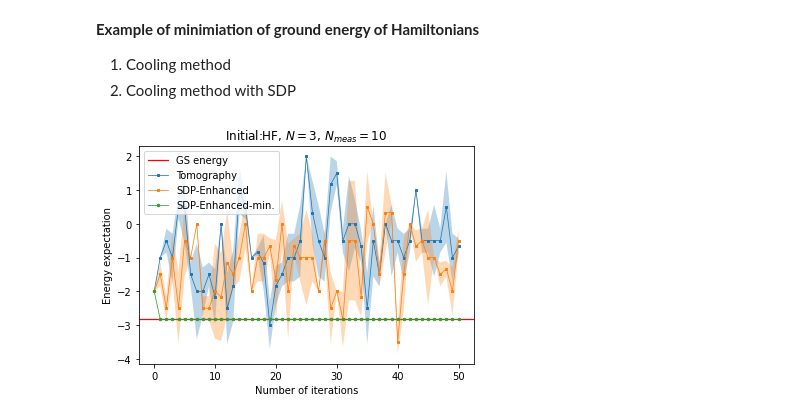
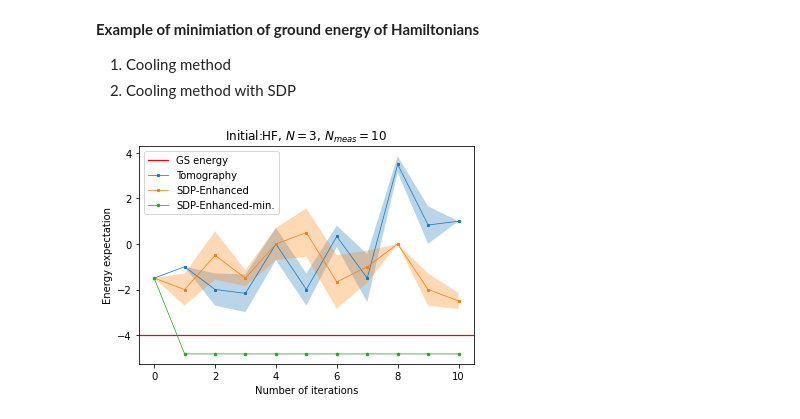
Before and after one commit to ZheruiWANG/SDP-for-VQE, a Jupyter notebook: More-Qubit Pro v3.0/algorithmic_cooling_final.ipynb, the cells around one changed output. Drawn from its saved outputs; the diff is of its cells as text; code cells hidden in the pictures.

```diff
--- a/More-Qubit Pro v3.0/algorithmic_cooling_final.ipynb
+++ b/More-Qubit Pro v3.0/algorithmic_cooling_final.ipynb
@@ -251,6 +269,9 @@ def find_h_best(dm_dict, h_set, H_global_list, N, M, K):
         for commutator in commutator_1st_list:
             relevant_index = get_reduced_pauli_strings(commutator[1])
             rho = dm_dict[tuple(relevant_index)] # reduced density matrices
+            #print(np.shape(rho))
+            if np.shape(rho) == ():
+                print(relevant_index)
             commutator_sub = commutator[1].replace('I', '')
             exp = np.trace(np.matmul(np.array(pauliToMatrix(commutator_sub)), np.array(rho)))
             B_tmp += exp*commutator[0]
@@ -269,6 +290,8 @@ def find_h_best(dm_dict, h_set, H_global_list, N, M, K):
         for commutator in commutator_2nd_list:
             relevant_index = get_reduced_pauli_strings(commutator[1])
             rho = dm_dict[tuple(relevant_index)] # reduced density matrices
+            if np.shape(rho) == ():
+                print(relevant_index)
             commutator_sub = commutator[1].replace('I', '')
             exp = np.trace(np.matmul(np.array(pauliToMatrix(commutator_sub)), np.array(rho)))
             A_tmp += exp*commutator[0]
@@ -349,7 +372,7 @@ def find_layer_operator(dm_Mbody, meas_dataset, input_state, N_meas,
                               # For example, we have only one 'sub-layer' in this list if num_of_sweep=0, and two if num_of_sweep=1
     layer_operators = {} # Initialize the first sweep
 
-    dm_dict = get_rdm_dict(dm_Mbody, meas_dataset, h_set, H_global_list, N, M, K)
+    dm_dict = get_rdm_dict(dm_Mbody, meas_dataset, h_set, H_global_list, N, M, K, model_type)
     while len(h_set) != 0:
         # Get the operator which gives the most decrease
         h_best, B, t_opt, decrease = find_h_best(dm_dict, h_set, H_global_list, N, M, K)
@@ -488,7 +511,7 @@ def get_dm(N, qiskit_state, qubit_index):
 
     return 1 / (2 ** len(qubit_index)) * dm
 
-def get_HF_state(H_global_list, H_global_matrix, N, M, K):
+def get_HF_state(H_global_list, H_global_matrix, N, M, K, model_type):
     '''Get the product state with the lowest <H>
     Args:
        H_global_list: A list Pauli strings which describes the global Hamiltonian
@@ -503,7 +526,7 @@ def get_HF_state(H_global_list, H_global_matrix, N, M, K):
         input_state = np.kron(input_state, np.array(dm))
     input_state = DensityMatrix(input_state) # This is an N-qubit random tensor product state
 
-    h_set = available_h_set(N, M=1, K=N)
+    h_set = available_h_set(N, M=1, K=N, model_type='open')
     set_of_indices = get_all_relevant_indices(h_set, H_global_list)
 
     exp_H_value = np.real(np.trace( np.matmul(input_state, H_global_matrix) ))
@@ -776,7 +799,7 @@ def main(initial_guess, N_opt, N_meas, num_of_shots,
     P = 4**M-1 # Number of Pauli basis for each subsystem
     PauliStrList_part = generate_PauliStrList(M)[1:]
     PauliStrList_Gbody = generate_PauliStrList(G)[1:]
-    h_set = available_h_set(N, M, K)
+    h_set = available_h_set(N, M, K, model_type)
     H_global_list = Hamiltonian_global(H_local_list, N, M, K, model_type) # Pauli string representation of the Hamiltonian of the whole system
     H_local_matrix = np.array( Hamiltonian_matrix(H_local_list, model_type) ) # Matrix representation of the local Hamiltonian of subsystems
     H_global_matrix = np.array( Hamiltonian_matrix(H_global_list, model_type) ) # Matrix representation of the Hamiltonian of the whole system
@@ -786,7 +809,7 @@ def main(initial_guess, N_opt, N_meas, num_of_shots,
 
     # Initial state
     if initial_guess == 'HF':
-        input_state, exp_H_value_list = get_HF_state(H_global_list, H_global_matrix, N, M, K) # The HF state (the product state with the lowest <H>)
+        input_state, exp_H_value_list = get_HF_state(H_global_list, H_global_matrix, N, M, K, model_type) # The HF state (the product state with the lowest <H>)
     if initial_guess == '00':
         tmp = np.zeros(2**N)
         tmp[0] = 1
@@ -846,36 +869,36 @@ def main(initial_guess, N_opt, N_meas, num_of_shots,
     return avg_expH, std_expH, avg_expH_enhanced, std_expH_enhanced, avg_expH_enhanced_SDPvalue, std_expH_enhanced_SDPvalue, ground_state_energy
 # %%
 H_local_list = ['XX','YY'] # Pauli string representation of the local Hamiltonian of subsystems
-model_type = 'open'
+model_type = 'closed'
 M = 2 # Number of qubits of subsystems
 G = 3 # Number of qubits of partial global system (C1)
 
-N_opt = 50 # Number of iterations of cooling
+N_opt = 10 # Number of iterations of cooling
 num_of_shots = 2 # Number of experiments we do
 
 data = []
 for N in [3]: # Number of qubits of the entire system
     for N_meas in [10]: # Number of measurements in all basis each loop
         for initial_guess in ['HF']:
             avg_expH, std_expH, avg_expH_enhanced, std_expH_enhanced, avg_expH_enhanced_SDPvalue, std_expH_enhanced_SDPvalue, ground_state_energy = main(initial_guess, N_opt, N_meas, num_of_shots,
                                                                                                                                                 N, M, G, H_local_list, model_type)
             for i in list(range(N_opt+1)):
                 # Save data to Panda DataFrame
                 df = {
                     'N_opt': i,
                     'avg_expH': avg_expH[i],
                     'std_expH': std_expH[i],
                     'avg_expH_enhanced': avg_expH_enhanced[i],
                     'std_expH_enhanced': std_expH_enhanced[i],
                     'avg_expH_enhanced_SDPvalue': avg_expH_enhanced_SDPvalue[i],
                     'std_expH_enhanced_SDPvalue': std_expH_enhanced_SDPvalue[i],
                     'N': N,
                     'N_meas': N_meas,
                     'Initial_state': initial_guess
                 }
                 data.append(df)
 
 df = pd.DataFrame(data)
 df.to_csv('experiment_data.csv', index=False) # Save the DataFrame to a CSV file
 # %% [output]
-[figure, old version]
+[figure, new version]
```
Also changed, not shown: parts of 5 cells of this notebook, 10 other files.
